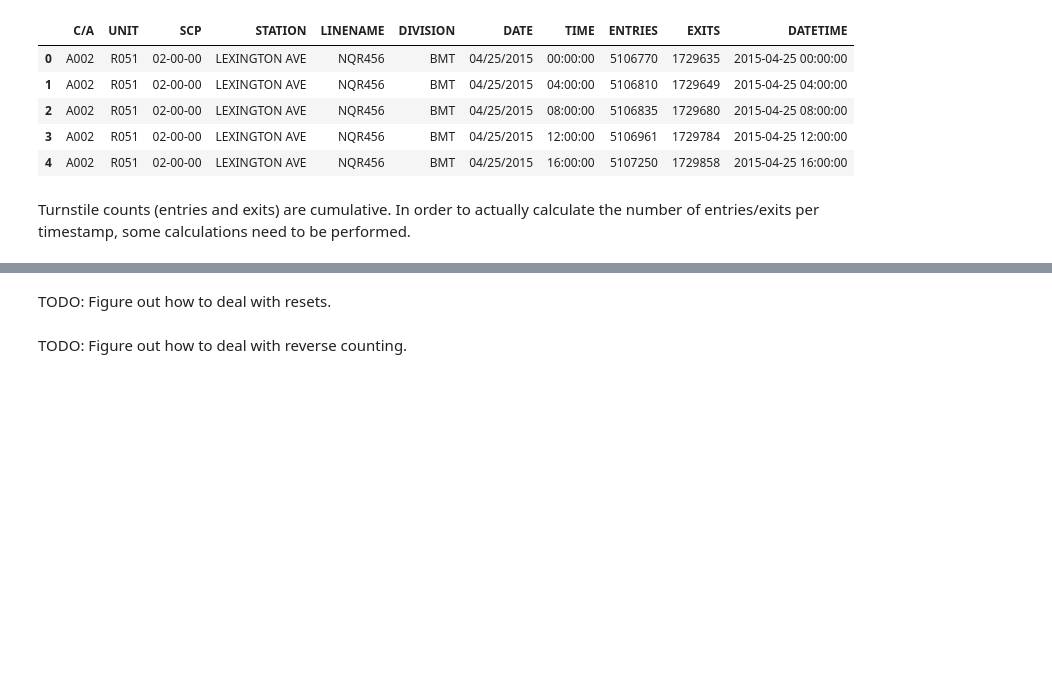
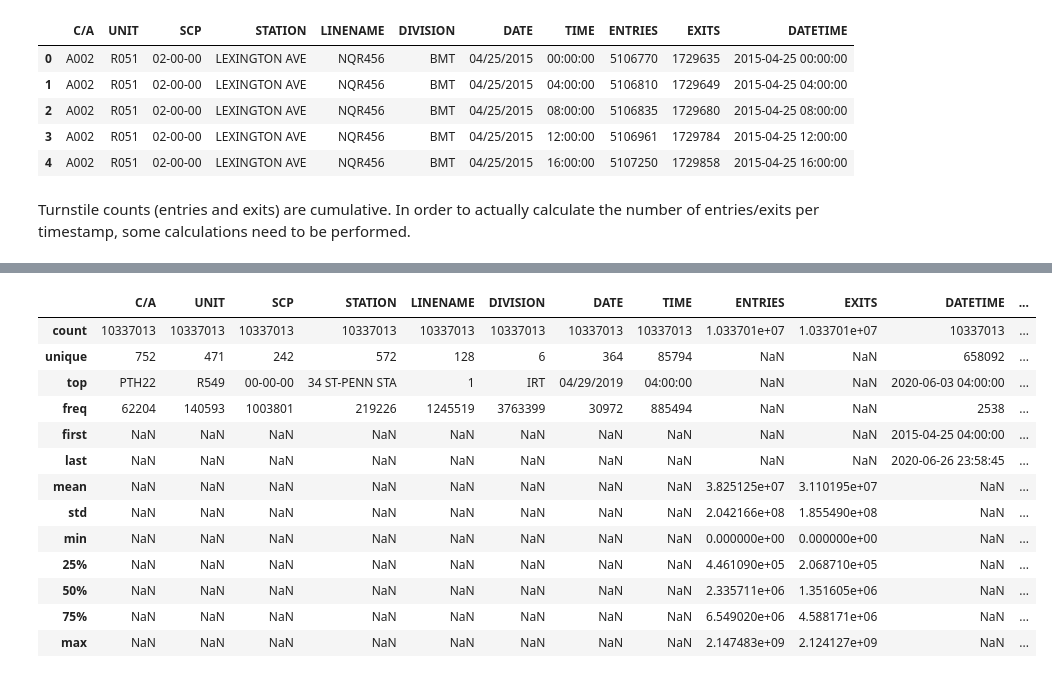
Before and after one commit to stephenjkaplan/metis-project1-mta, a Jupyter notebook: Data Acquisition & Cleaning.ipynb, the cells around one changed output, grey strips where cells are left out. Saved outputs shown, nothing was run; the diff lists cells and outputs as text; code cells hidden in the pictures; blank space fills up the shorter version.

Commit message:
Cleaning notebook is in full form, started to add plots to Data Analysis notebook

```diff
--- a/Data Acquisition & Cleaning.ipynb
+++ b/Data Acquisition & Cleaning.ipynb
@@ -262,0 +266,2 @@ df_mta_clean.head()
+# %%
+df_mta_clean.drop('index', axis=1, inplace=True)
@@ -262,0 +270,3 @@ df_mta_clean.head()
+# %%
+df_mta_clean.dropna(axis=0, inplace=True)
+df_mta_clean.head()
@@ -262,0 +282,3 @@ df_mta_clean.head()
+# %%
+df_mta_clean['HOURLY_ENTRIES'] = df_mta_clean.apply(calculate_hourly_turnstile_traffic, axis=1, reset_limit=4000)
+df_mta_clean.head()
@@ -262,0 +292,4 @@ df_mta_clean.head()
+# %%
+df_mta_clean['HOURLY_EXITS'] = df_mta_clean.apply(calculate_hourly_turnstile_traffic, axis=1, reset_limit=4000,
+                                                  entries=False)
+df_mta_clean.head()
@@ -263 +303,18 @@ df_mta_clean.head()
+# %%
+df_mta_clean.describe(include='all')
+# %% [output]
+|  | C/A | UNIT | SCP | STATION | LINENAME | DIVISION | DATE | TIME | ENTRIES | EXITS | DATETIME | ... |
+| count | 10337013 | 10337013 | 10337013 | 10337013 | 10337013 | 10337013 | 10337013 | 10337013 | 1.033701e+07 | 1.033701e+07 | 10337013 | ... |
+| unique | 752 | 471 | 242 | 572 | 128 | 6 | 364 | 85794 | NaN | NaN | 658092 | ... |
+| top | PTH22 | R549 | 00-00-00 | 34 ST-PENN STA | 1 | IRT | 04/29/2019 | 04:00:00 | NaN | NaN | 2020-06-03 04:00:00 | ... |
+| freq | 62204 | 140593 | 1003801 | 219226 | 1245519 | 3763399 | 30972 | 885494 | NaN | NaN | 2538 | ... |
+| first | NaN | NaN | NaN | NaN | NaN | NaN | NaN | NaN | NaN | NaN | 2015-04-25 04:00:00 | ... |
+| last | NaN | NaN | NaN | NaN | NaN | NaN | NaN | NaN | NaN | NaN | 2020-06-26 23:58:45 | ... |
+| mean | NaN | NaN | NaN | NaN | NaN | NaN | NaN | NaN | 3.825125e+07 | 3.110195e+07 | NaN | ... |
+| std | NaN | NaN | NaN | NaN | NaN | NaN | NaN | NaN | 2.042166e+08 | 1.855490e+08 | NaN | ... |
+| min | NaN | NaN | NaN | NaN | NaN | NaN | NaN | NaN | 0.000000e+00 | 0.000000e+00 | NaN | ... |
+| 25% | NaN | NaN | NaN | NaN | NaN | NaN | NaN | NaN | 4.461090e+05 | 2.068710e+05 | NaN | ... |
+| 50% | NaN | NaN | NaN | NaN | NaN | NaN | NaN | NaN | 2.335711e+06 | 1.351605e+06 | NaN | ... |
+| 75% | NaN | NaN | NaN | NaN | NaN | NaN | NaN | NaN | 6.549020e+06 | 4.588171e+06 | NaN | ... |
+| max | NaN | NaN | NaN | NaN | NaN | NaN | NaN | NaN | 2.147483e+09 | 2.124127e+09 | NaN | ... |
 # %%
@@ -265,4 +321,0 @@ df_mta_clean.to_pickle('df_mta_clean_after_shift.pkl')
-# %% [markdown]
-TODO: Figure out how to deal with resets.
-# %% [markdown]
-TODO: Figure out how to deal with reverse counting.
```
Also changed, not shown: parts of 10 cells of this notebook, 1 other file.
